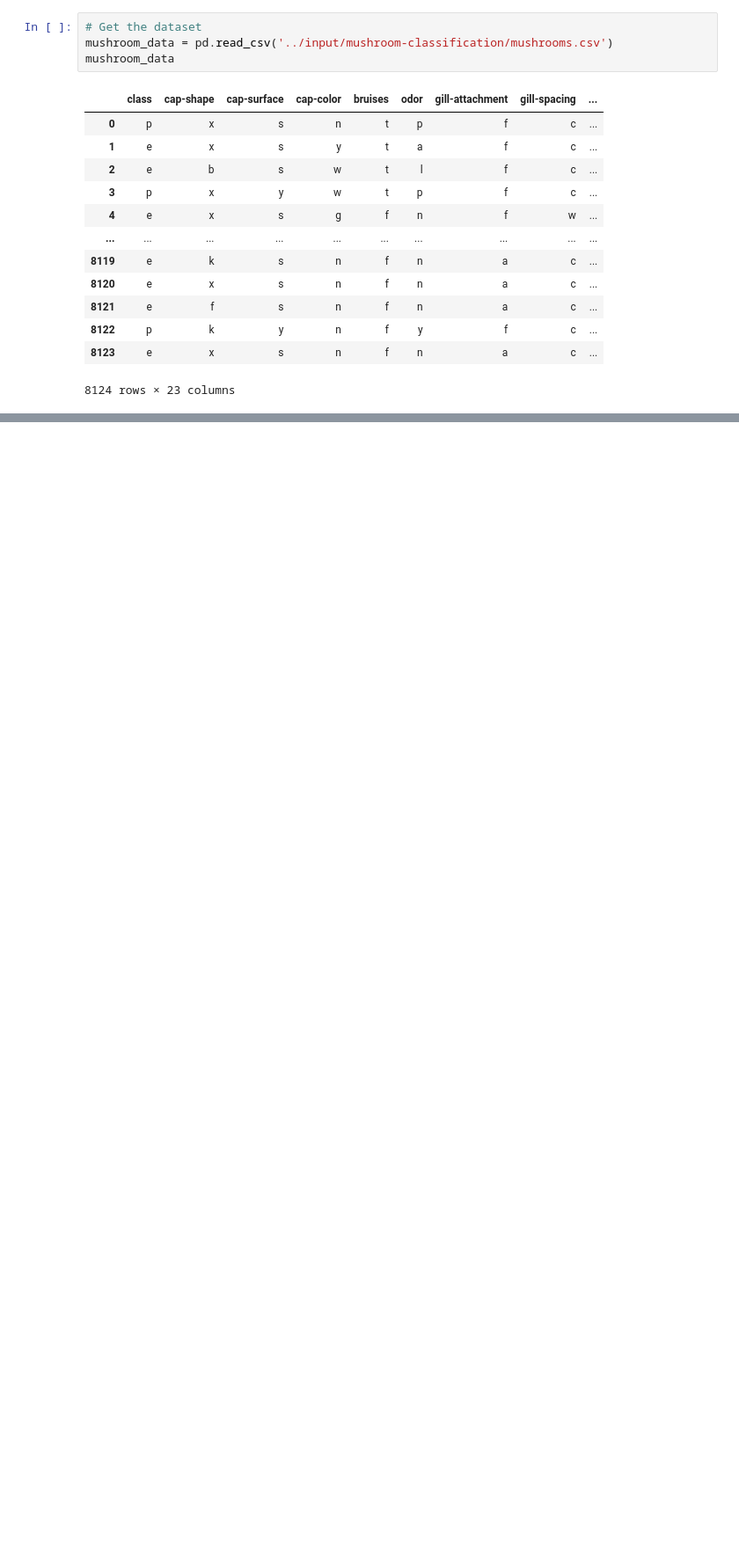
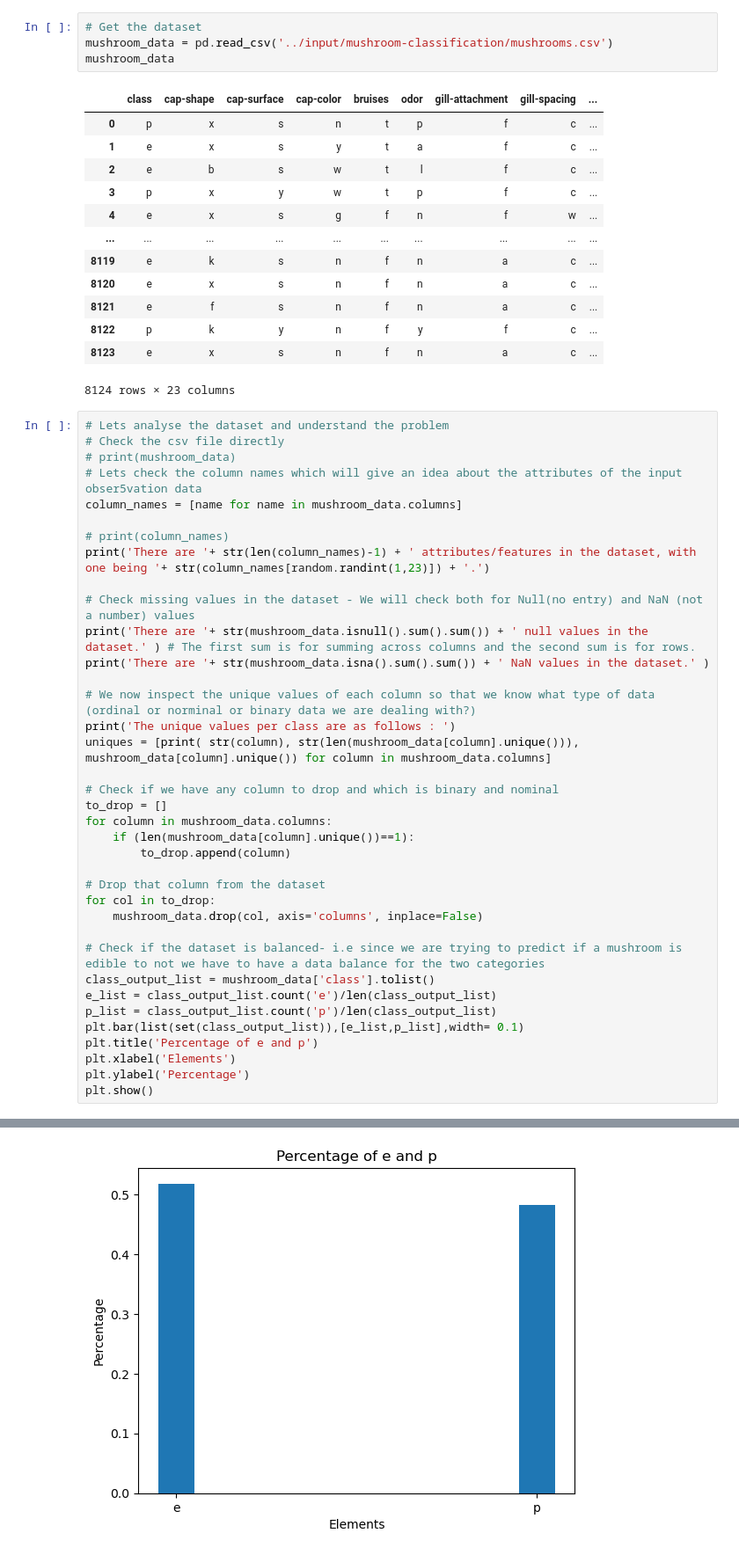
Before and after one commit to ReboreExplore/exploring-knn-classifiers, a Jupyter notebook: mushroom-classification-dataset.ipynb, the cells around one changed output, grey strips where cells are left out. Shown at 88% size. Cells and saved outputs as stored; diff of their text form; blank space fills up the shorter version.

Commit message:
Kaggle Notebook | Mushroom Classification dataset |data_analysis

```diff
--- a/mushroom-classification-dataset.ipynb
+++ b/mushroom-classification-dataset.ipynb
@@ -21,3 +72,41 @@ mushroom_data
 | 8122 | p | k | y | n | f | y | f | c | ... |
 | 8123 | e | x | s | n | f | n | a | c | ... |
 8124 rows × 23 columns
+# %%
+# Lets analyse the dataset and understand the problem
+# Check the csv file directly
+# print(mushroom_data)
+# Lets check the column names which will give an idea about the attributes of the input obser5vation data
+column_names = [name for name in mushroom_data.columns]
+
+# print(column_names)
+print('There are '+ str(len(column_names)-1) + ' attributes/features in the dataset, with one being '+ str(column_names[random.randint(1,23)]) + '.')
+
+# Check missing values in the dataset - We will check both for Null(no entry) and NaN (not a number) values
+print('There are '+ str(mushroom_data.isnull().sum().sum()) + ' null values in the dataset.' ) # The first sum is for summing across columns and the second sum is for rows.
+print('There are '+ str(mushroom_data.isna().sum().sum()) + ' NaN values in the dataset.' )
+
+# We now inspect the unique values of each column so that we know what type of data (ordinal or norminal or binary data we are dealing with?)
+print('The unique values per class are as follows : ')
+uniques = [print( str(column), str(len(mushroom_data[column].unique())), mushroom_data[column].unique()) for column in mushroom_data.columns]
+
+# Check if we have any column to drop and which is binary and nominal
+to_drop = []
+for column in mushroom_data.columns:
+    if (len(mushroom_data[column].unique())==1):
+        to_drop.append(column)
+
+# Drop that column from the dataset
+for col in to_drop:
+    mushroom_data.drop(col, axis='columns', inplace=False)
+
+# Check if the dataset is balanced- i.e since we are trying to predict if a mushroom is edible to not we have to have a data balance for the two categories
+class_output_list = mushroom_data['class'].tolist()
+e_list = class_output_list.count('e')/len(class_output_list)
+p_list = class_output_list.count('p')/len(class_output_list)
+plt.bar(list(set(class_output_list)),[e_list,p_list],width= 0.1)
+plt.title('Percentage of e and p')
+plt.xlabel('Elements')
+plt.ylabel('Percentage')
+plt.show()
+# %% [output]
@@ -23,0 +130 @@ mushroom_data
+[figure, added]
```
Also changed, not shown: parts of 4 cells of this notebook.
